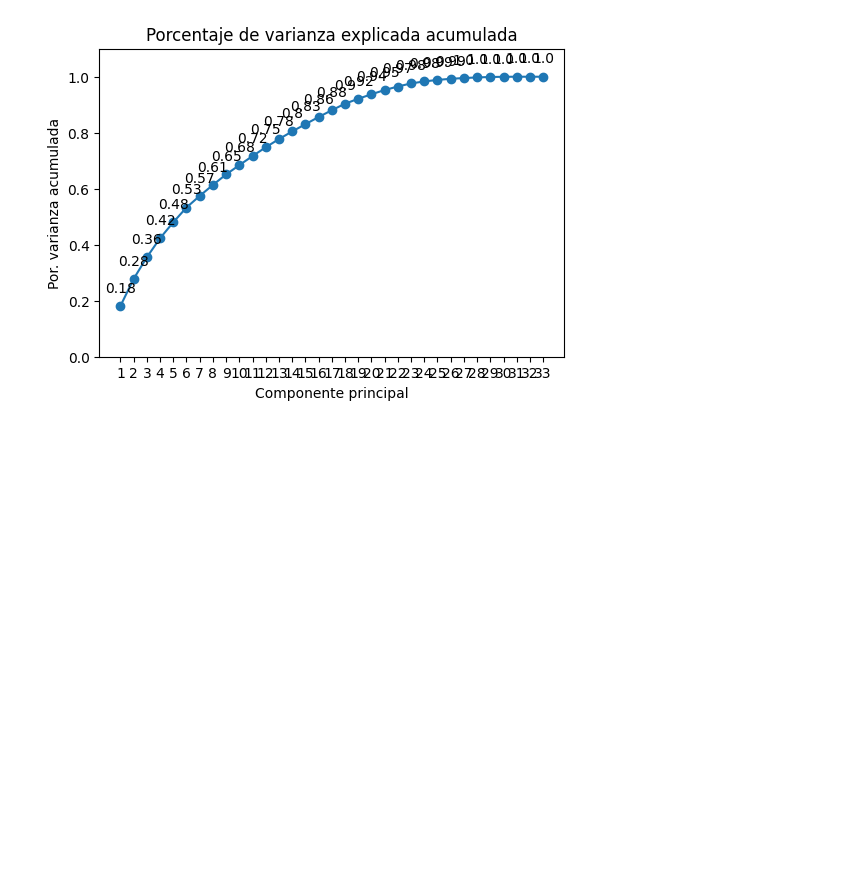
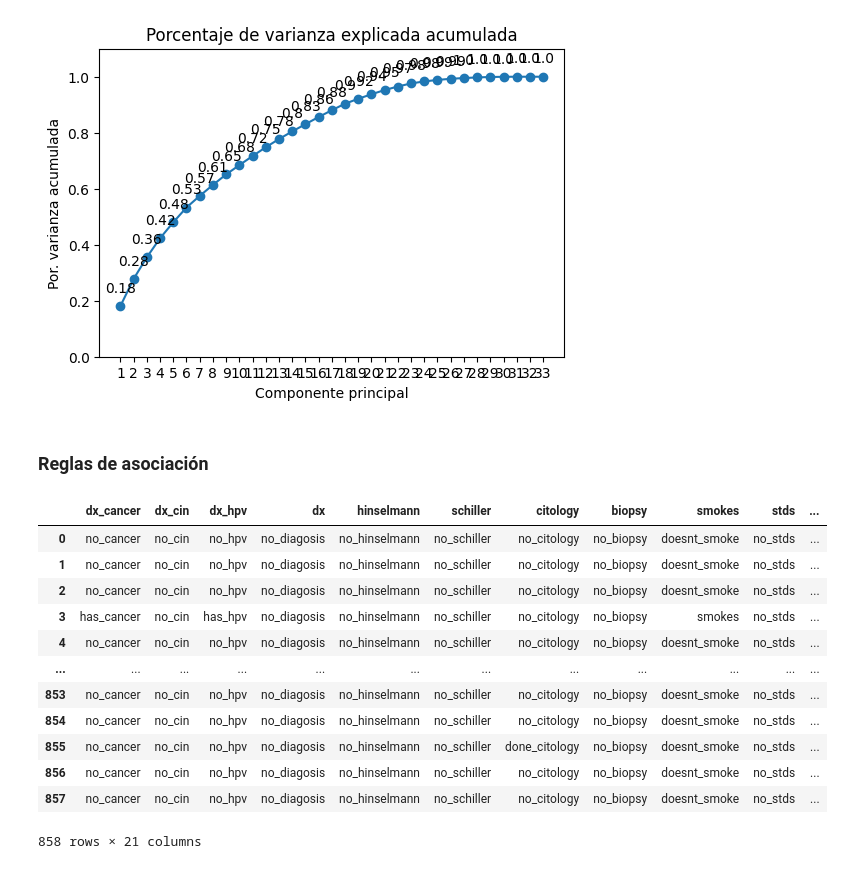
Before and after one commit to MGonza20/Lab1_DataScience, a Jupyter notebook: Lab1_DS.ipynb, the cells around one changed output. Saved outputs shown, nothing was run; the diff lists cells and outputs as text; code cells hidden in the pictures; blank space fills up the shorter version.

Commit message:
Avanzando en reglas de asociación

```diff
--- a/Lab1_DS.ipynb
+++ b/Lab1_DS.ipynb
@@ -387,3 +407,45 @@ ax.set_xlabel('Componente principal')
 ax.set_ylabel('Por. varianza acumulada');
 # %% [output]
 [figure]
+# %% [markdown]
+### Reglas de asociación
+# %%
+
+categoricas = data_copy[categorical_vars]
+categoricas = categoricas.astype(object)
+categoricas['dx_cancer'].replace({0:'no_cancer', 1:'has_cancer'}, inplace=True)
+categoricas['dx_cin'].replace({0:'no_cin', 1:'has_cin'}, inplace=True)
+categoricas['dx_hpv'].replace({0:'no_hpv', 1:'has_hpv'}, inplace=True)
+categoricas['dx'].replace({0:'no_diagosis', 1:'has_diagnosis'}, inplace=True)
+categoricas['hinselmann'].replace({0:'no_hinselmann', 1:'done_hinselmann'}, inplace=True)
+categoricas['schiller'].replace({0:'no_schiller', 1:'done_schiller'}, inplace=True)
+categoricas['citology'].replace({0:'no_citology', 1:'done_citology'}, inplace=True)
+categoricas['biopsy'].replace({0:'no_biopsy', 1:'done_biopsy'}, inplace=True)
+categoricas['smokes'].replace({0:'doesnt_smoke', 1:'smokes'}, inplace=True)
+categoricas['stds'].replace({0:'no_stds', 1:'has_stds'}, inplace=True)
+categoricas['stds_condylomatosis'].replace({0:'no_condylomatosis', 1:'has_condylomatosis'}, inplace=True)
+categoricas['stds_vaginal_condylomatosis'].replace({0:'no_vaginal_condylomatosis', 1:'has_vaginal_condylomatosis'}, inplace=True)
+categoricas['stds_vulvo_perineal_condylomatosis'].replace({0:'no_vulvo_perineal_condylomatosis', 1:'has_vulvo_perineal_condylomatosis'}, inplace=True)
+categoricas['stds_syphilis'].replace({0:'no_syphilis', 1:'has_syphilis'}, inplace=True)
+categoricas['stds_pelvic_inflammatory_disease'].replace({0:'no_pelvic_inflammatory_disease', 1:'has_pelvic_inflammatory_disease'}, inplace=True)
+categoricas['stds_genital_herpes'].replace({0:'no_genital_herpes', 1:'has_genital_herpes'}, inplace=True)
+categoricas['stds_molluscum_contagiosum'].replace({0:'no_molluscum_contagiosum', 1:'has_molluscum_contagiosum'}, inplace=True)
+categoricas['stds_aids'].replace({0:'no_aids', 1:'has_aids'}, inplace=True)
+categoricas['stds_hiv'].replace({0:'no_hiv', 1:'has_hiv'}, inplace=True)
+categoricas['stds_hepatitis_b'].replace({0:'no_hepatitis_b', 1:'has_hepatitis_b'}, inplace=True)
+categoricas['stds_hpv'].replace({0:'no_hpv', 1:'has_hpv'}, inplace=True)
+categoricas
+# %% [output]
+|  | dx_cancer | dx_cin | dx_hpv | dx | hinselmann | schiller | citology | biopsy | smokes | stds | ... |
+| 0 | no_cancer | no_cin | no_hpv | no_diagosis | no_hinselmann | no_schiller | no_citology | no_biopsy | doesnt_smoke | no_stds | ... |
+| 1 | no_cancer | no_cin | no_hpv | no_diagosis | no_hinselmann | no_schiller | no_citology | no_biopsy | doesnt_smoke | no_stds | ... |
+| 2 | no_cancer | no_cin | no_hpv | no_diagosis | no_hinselmann | no_schiller | no_citology | no_biopsy | doesnt_smoke | no_stds | ... |
+| 3 | has_cancer | no_cin | has_hpv | no_diagosis | no_hinselmann | no_schiller | no_citology | no_biopsy | smokes | no_stds | ... |
+| 4 | no_cancer | no_cin | no_hpv | no_diagosis | no_hinselmann | no_schiller | no_citology | no_biopsy | doesnt_smoke | no_stds | ... |
+| ... | ... | ... | ... | ... | ... | ... | ... | ... | ... | ... | ... |
+| 853 | no_cancer | no_cin | no_hpv | no_diagosis | no_hinselmann | no_schiller | no_citology | no_biopsy | doesnt_smoke | no_stds | ... |
+| 854 | no_cancer | no_cin | no_hpv | no_diagosis | no_hinselmann | no_schiller | no_citology | no_biopsy | doesnt_smoke | no_stds | ... |
+| 855 | no_cancer | no_cin | no_hpv | no_diagosis | no_hinselmann | no_schiller | done_citology | no_biopsy | doesnt_smoke | no_stds | ... |
+| 856 | no_cancer | no_cin | no_hpv | no_diagosis | no_hinselmann | no_schiller | no_citology | no_biopsy | doesnt_smoke | no_stds | ... |
+| 857 | no_cancer | no_cin | no_hpv | no_diagosis | no_hinselmann | no_schiller | no_citology | no_biopsy | doesnt_smoke | no_stds | ... |
+858 rows × 21 columns
```
Also changed, not shown: parts of 7 cells of this notebook.
